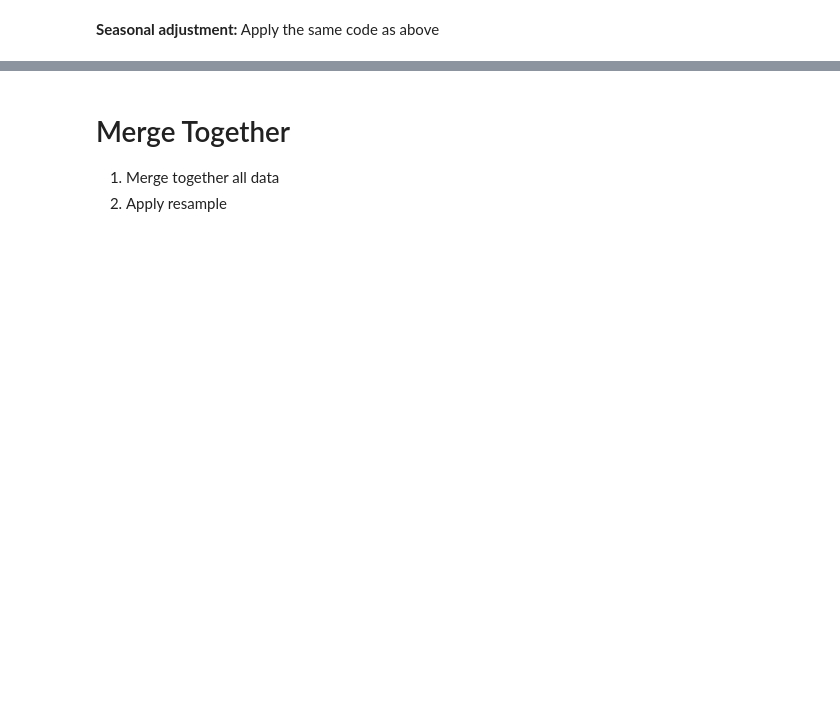
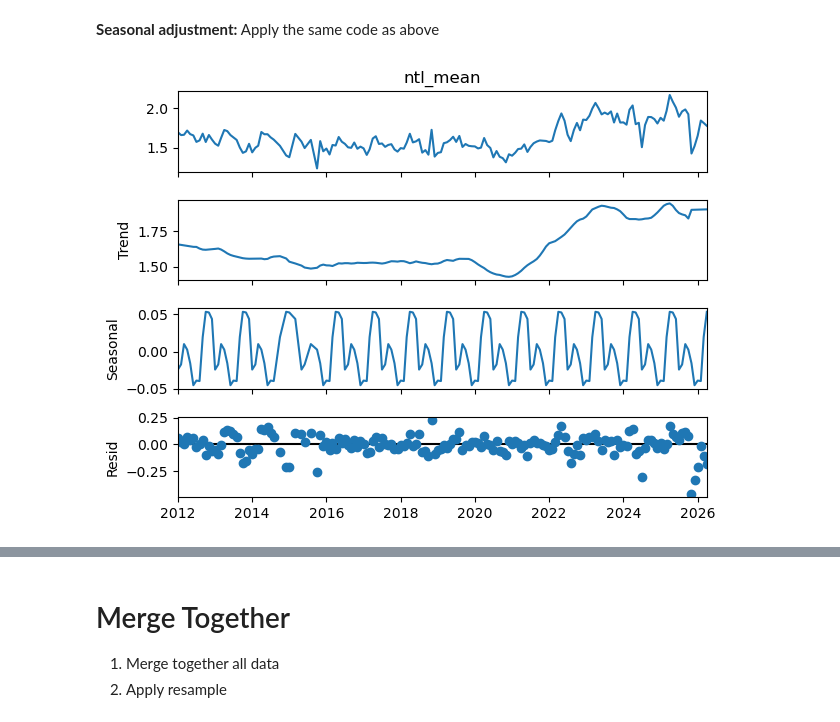
Before and after one commit to guerreroda/nwcst_jam, a Jupyter notebook: activity/s3e_build.ipynb, the cells around one changed output, grey strips where cells are left out. Drawn from its saved outputs; the diff is of its cells as text; code cells hidden in the pictures; blank space fills up the shorter version.

```diff
--- a/activity/s3e_build.ipynb
+++ b/activity/s3e_build.ipynb
@@ -114,5 +210,11 @@ df_ntl.head(5)
 # %% [markdown]
 **Seasonal adjustment:** Apply the same code as above
 # %%
-seasonal_decompose().plot();
+# YOUR CODE HERE: decompose df_ntl["ntl_mean"] — copy the seasonal_decompose() call from the Google Trends section above
+# Remember to pass model='additive', extrapolate_trend='freq', period=12
+seasonal_decompose(
+    df_ntl["ntl_mean"].dropna(), model='additive', extrapolate_trend='freq', period=12
+    ).plot();
+# %% [output]
+[figure, added]
 # %%
```
Also changed, not shown: parts of 25 cells of this notebook, 6 other files.
